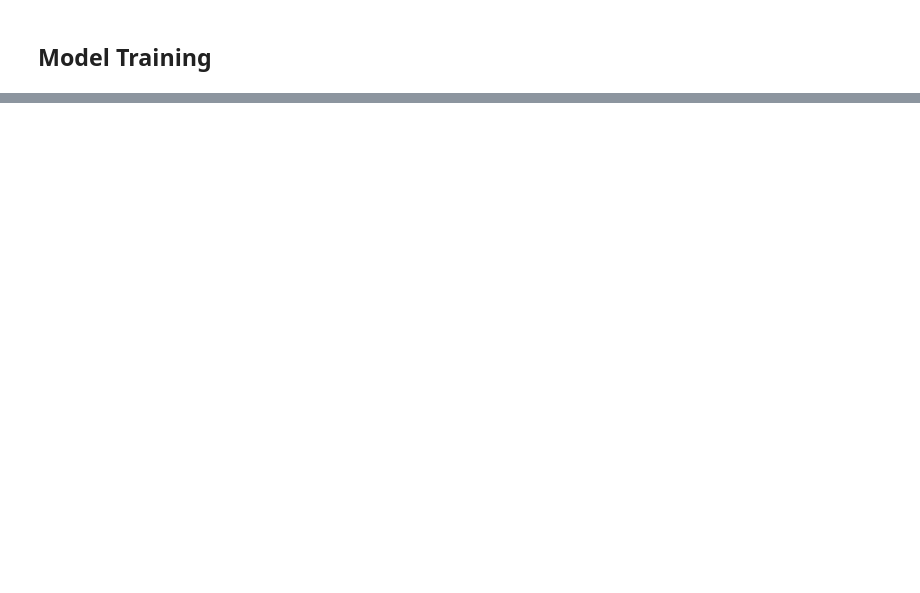
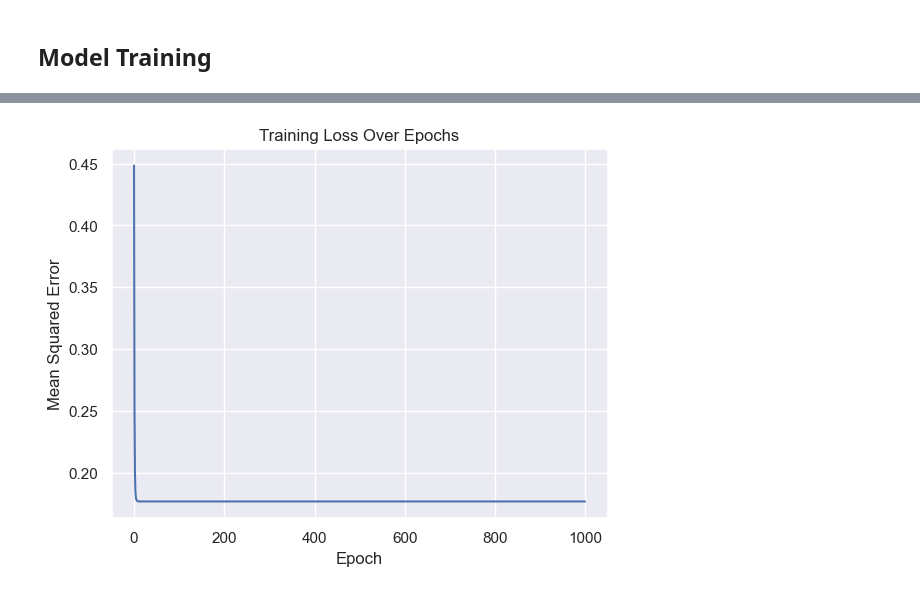
Before and after one commit to moyindavid16/CMOR438-Final-Project-mdo5, a Jupyter notebook: supervised_learning/LinearRegression.ipynb, the cells around one changed output, grey strips where cells are left out. Cells and saved outputs as stored; diff of their text form; code cells hidden in the pictures; blank space fills up the shorter version.

```diff
--- a/supervised_learning/LinearRegression.ipynb
+++ b/supervised_learning/LinearRegression.ipynb
@@ -59,20 +62,23 @@ from sklearn.model_selection import train_test_split
 from sklearn.preprocessing import StandardScaler
 
 players_df = pd.read_csv("../data/players_data.csv")
+# print(players_df.sort_values('overall', ascending=False)[['short_name', 'overall', 'age', 'value_eur']].iloc[:15])
 
 # Select features for prediction
-features = ["overall", "age", "pace", "shooting", "passing", "dribbling", "defending", "physic"]
-X = players_df[features].values
-y = players_df['value_eur'].values
+features = ["overall", "age", "league_level", "club_contract_valid_until_year"]
+# Remove rows with NaN or null values
+filtered_df = players_df.dropna(subset=features + ['value_eur'])
+X = filtered_df[features].values
+y = filtered_df['value_eur'].values
 
-# Scale features and target
+# Scale features and target because they are too big for mse
 scaler_X = StandardScaler()
 scaler_y = StandardScaler()
 
 X_scaled = scaler_X.fit_transform(X)
 y_scaled = scaler_y.fit_transform(y.reshape(-1, 1)).ravel()
 
-X_train, X_test, y_train, y_test = train_test_split(X_scaled, y_scaled, test_size=0.3, random_state=42)
-
+X_train, X_test, y_train, y_test = train_test_split(X_scaled, y_scaled, test_size=0.93, random_state=42)
+# print(X_train[:5])
 print(f"Training set shape: {X_train.shape}")
 print(f"Test set shape: {X_test.shape}")
@@ -83,5 +92,5 @@ print(f"Test set shape: {X_test.shape}")
 sns.set_theme()
 
 # Instantiate and train the linear regression model
-clf = SingleNeuron(activation_function=identity, cost_function=mean_squared_error)
-clf.train(X_train, y_train, epochs=1000, alpha=0.01)
+reg = SingleNeuron(activation_function=identity, cost_function=mean_squared_error)
+reg.train(X_train, y_train, epochs=1000, alpha=0.0005)
@@ -90,0 +102,10 @@ Let's analyze which features have the strongest influence on player market value
+# %%
+plt.plot(reg.errors_)
+# print(reg.errors_)
+plt.title("Training Loss Over Epochs")
+plt.xlabel("Epoch")
+plt.ylabel("Mean Squared Error")
+plt.grid(True)
+plt.show()
+# %% [output]
+[figure, added]
```
Also changed, not shown: parts of 12 cells of this notebook.
